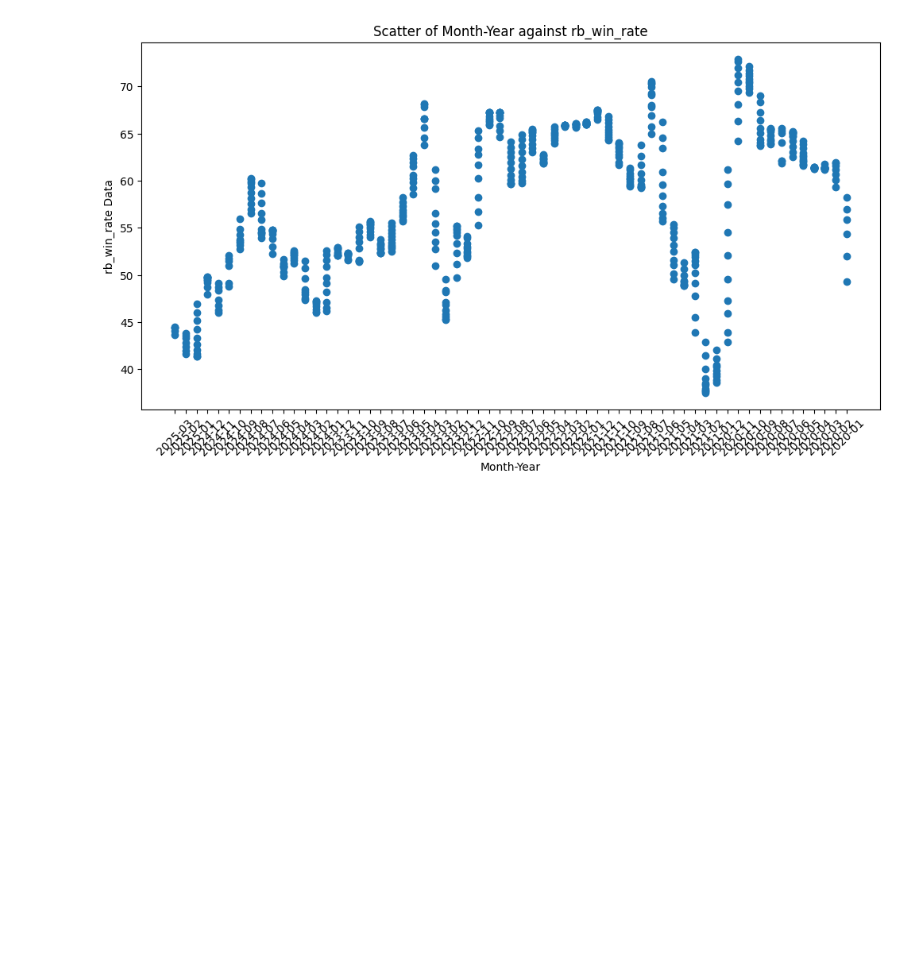
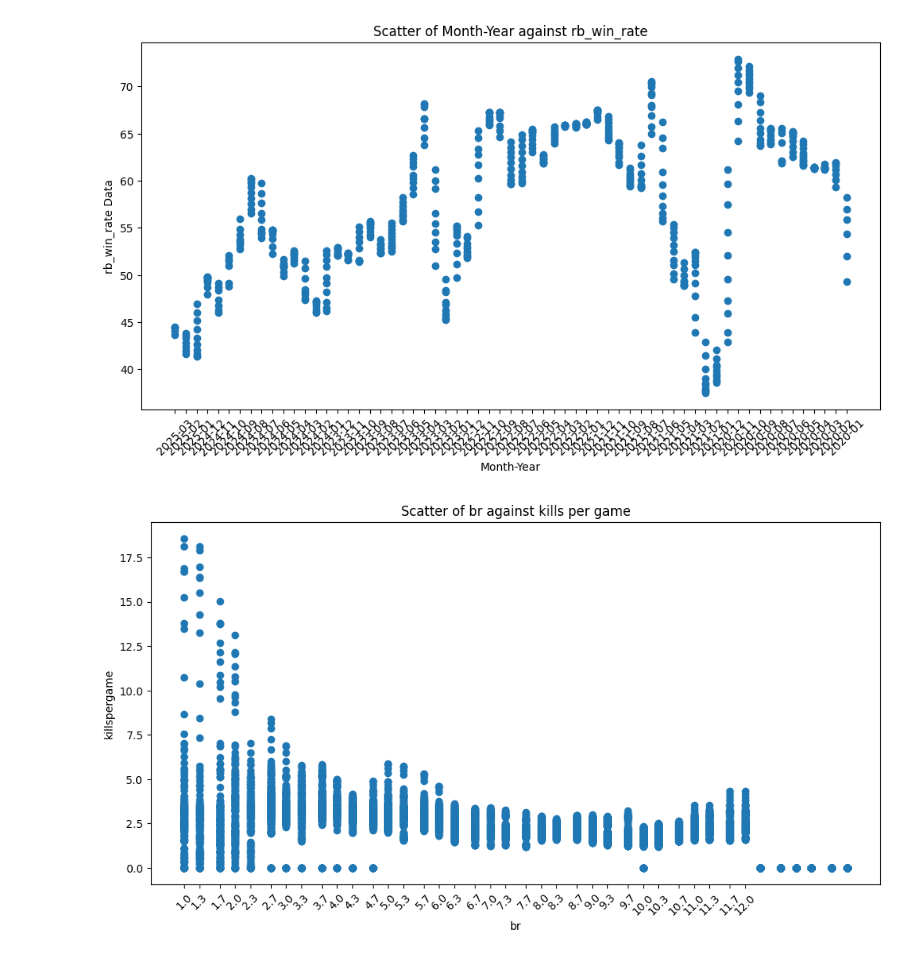
Before and after one commit to yadead/SE-MLproject-RUDI, a Jupyter notebook: 1.Data_Wrangling/data_preview.ipynb, the cells around one changed output. Cells and saved outputs as stored; diff of their text form; code cells hidden in the pictures; blank space fills up the shorter version.

```diff
--- a/1.Data_Wrangling/data_preview.ipynb
+++ b/1.Data_Wrangling/data_preview.ipynb
@@ -17,0 +10,26 @@ Filtered_df = data_frame[
+# %%
+data_frame = pd.read_csv("rb_ranks_1.csv")
+
+# Filter rows where 'cls' is "Ground_vehicles"
+fdf = data_frame[(data_frame['cls'] == "Ground_vehicles")]
+
+# Ensure the 'date' column is in datetime format
+fdf['date'] = pd.to_datetime(fdf['date'])
+
+# Define the specific start date
+start_date = pd.Timestamp('2025-01-01')  # Replace '2025-01-01' with your desired date
+
+# Filter the DataFrame to include only rows since the specific date
+fdf = fdf[fdf['date'] >= start_date]
+
+
+Filtered_df = data_frame[
+(data_frame['nation'] == 'USSR') &
+(data_frame['rb_lower_br'] == 10.3) &
+(data_frame['cls'] == "Ground_vehicles")
+]
+
+fdf.describe()
+
+print(len(fdf['rb_lower_br'].unique()))
+print(sorted(fdf['rb_lower_br'].unique()))
@@ -105,3 +131,15 @@ plt.xticks(rotation=45)
 plt.show()
 # %% [output]
 [figure]
+# %%
+custom_ticks = [round(x, 1) for x in np.arange(1.0, 12.1, 0.1) if round(x % 1, 1) in [0.0, 0.3, 0.7]]
+
+plt.figure(figsize=(12, 6))
+plt.scatter(fdf['rb_lower_br'], fdf['rb_ground_frags_per_battle'])
+plt.title("Scatter of br against kills per game")
+plt.xlabel('br')
+plt.ylabel('killspergame')
+plt.xticks(custom_ticks, rotation=45)
+plt.show()
+# %% [output]
+[figure, added]
```
Also changed, not shown: parts of 3 cells of this notebook, 9 other files.
